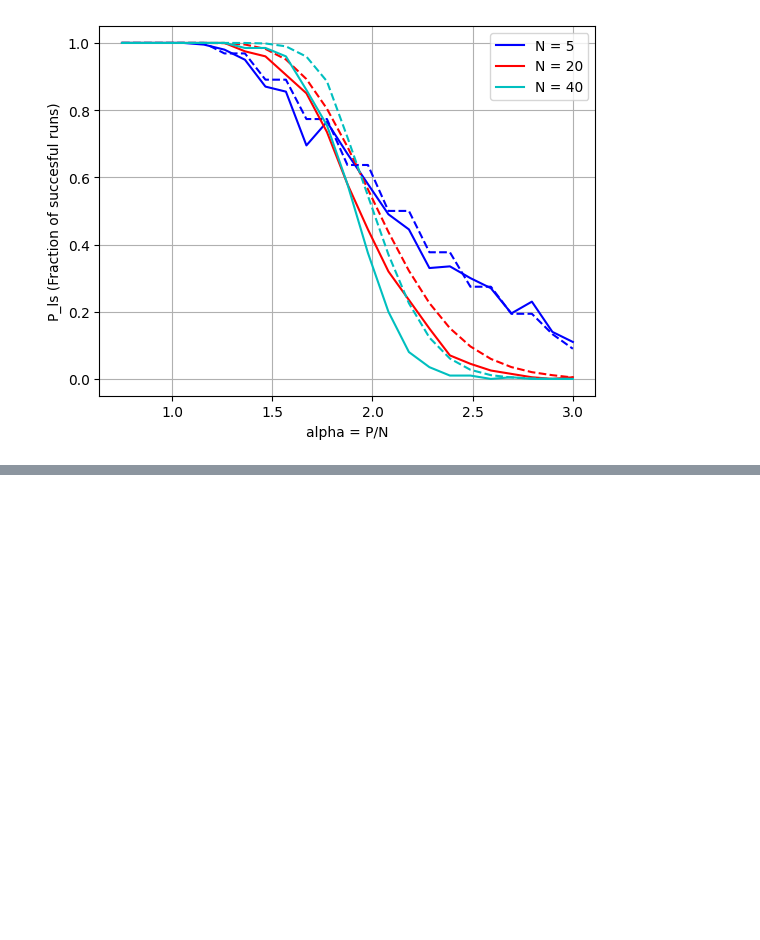
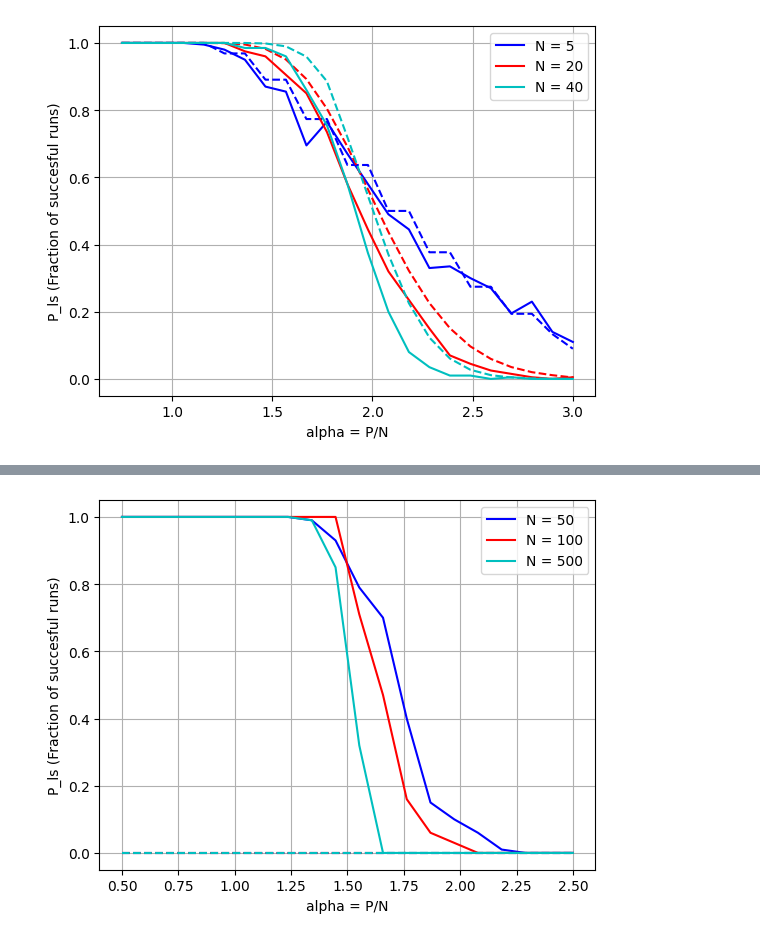
Before and after one commit to SaraIglesiasSN/A1-Perceptron-Training-NNCI-, a Jupyter notebook: A1_Perceptron_Training.ipynb, the cells around one changed output, grey strips where cells are left out. Cells and saved outputs as stored; diff of their text form; code cells hidden in the pictures; blank space fills up the shorter version.

```diff
--- a/A1_Perceptron_Training.ipynb
+++ b/A1_Perceptron_Training.ipynb
@@ -208,3 +251,22 @@ KeyboardInterrupt:
+# %%
+## Bonus: Observe the behavior of Q_ls for different system sizes N
+
+# integer division result too large for a float in theoretical
+
+"""TO RUN THIS CHANGE PL_S THEORETICAL = 0 IN do_experiment"""
+
+min_alpha = 0.5; max_alpha = 2.5; step_alpha = 0.1
+alpha = np.linspace(min_alpha, max_alpha, int(np.ceil((max_alpha - min_alpha) / step_alpha)))
+
+N_sizes = [50, 100, 500] #1000, 2000
+
+n_D = 100   # number of random datasets for each P
+n_max = 100     # max number of epochs
+
+Results = do_parallel(alpha, N_sizes, n_D, n_max)
+plot_save_results(Results, "bonus1_2")
+# %% [output]
+[figure, added]
 # %%
 ## Bonus Embedding Strengths
 P = 60
```
Also changed, not shown: parts of 9 cells of this notebook, 4 other files.
